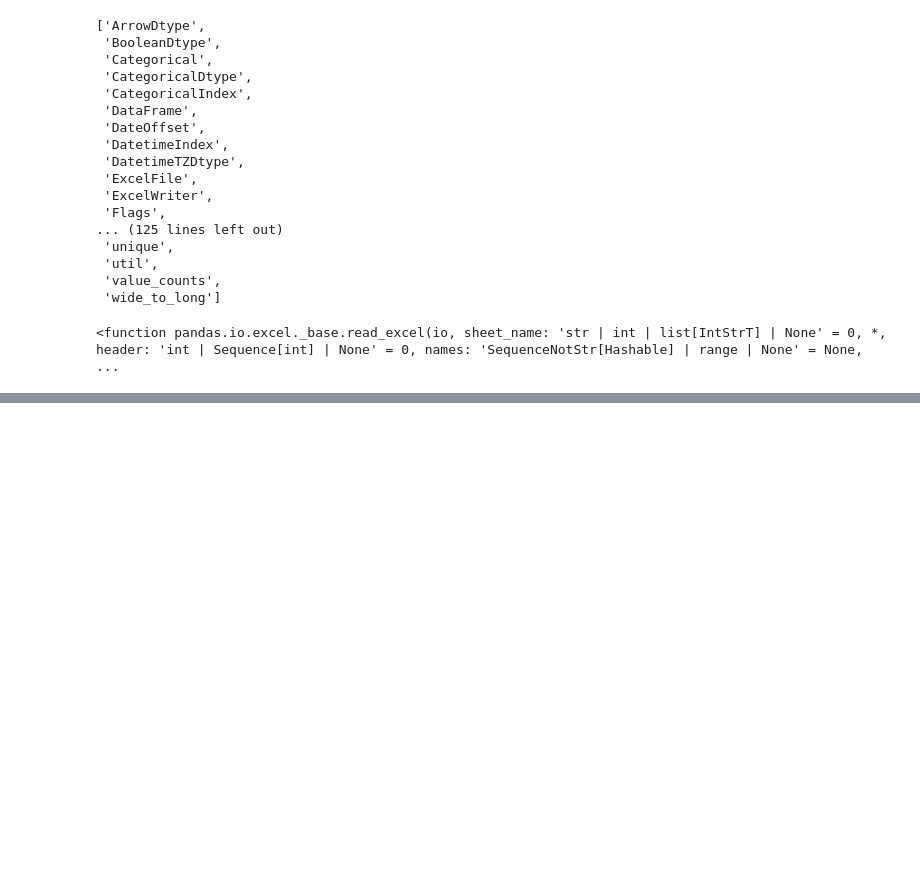
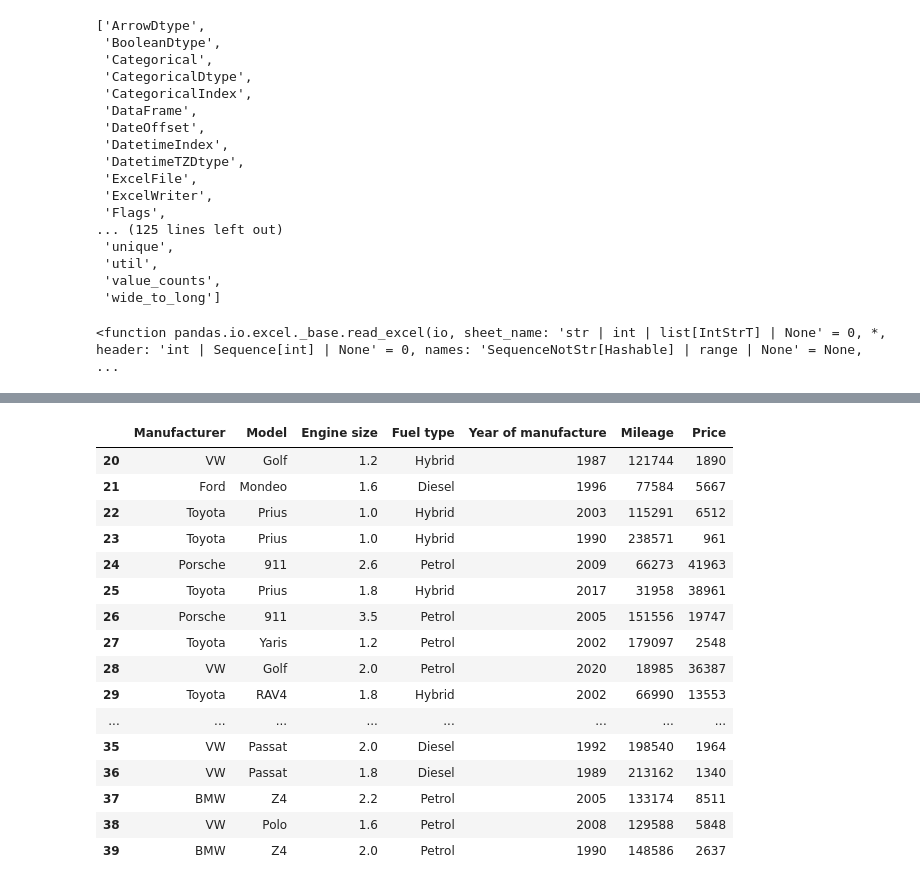
Before and after one commit to padmaganga/my-first-code, a Jupyter notebook: python_code_start_.ipynb, the cells around one changed output, grey strips where cells are left out. Drawn from its saved outputs; the diff is of its cells as text; code cells hidden in the pictures; blank space fills up the shorter version.

```diff
--- a/python_code_start_.ipynb
+++ b/python_code_start_.ipynb
@@ -238,0 +285,2 @@ uploaded
+# %%
+y=df=pandas.read_csv("car_sales_data.csv")
@@ -238,0 +353,20 @@ uploaded
+# %%
+y.iloc[20:40]
+# %% [output]
+|  | Manufacturer | Model | Engine size | Fuel type | Year of manufacture | Mileage | Price |
+| 20 | VW | Golf | 1.2 | Hybrid | 1987 | 121744 | 1890 |
+| 21 | Ford | Mondeo | 1.6 | Diesel | 1996 | 77584 | 5667 |
+| 22 | Toyota | Prius | 1.0 | Hybrid | 2003 | 115291 | 6512 |
+| 23 | Toyota | Prius | 1.0 | Hybrid | 1990 | 238571 | 961 |
+| 24 | Porsche | 911 | 2.6 | Petrol | 2009 | 66273 | 41963 |
+| 25 | Toyota | Prius | 1.8 | Hybrid | 2017 | 31958 | 38961 |
+| 26 | Porsche | 911 | 3.5 | Petrol | 2005 | 151556 | 19747 |
+| 27 | Toyota | Yaris | 1.2 | Petrol | 2002 | 179097 | 2548 |
+| 28 | VW | Golf | 2.0 | Petrol | 2020 | 18985 | 36387 |
+| 29 | Toyota | RAV4 | 1.8 | Hybrid | 2002 | 66990 | 13553 |
+| ... | ... | ... | ... | ... | ... | ... | ... |
+| 35 | VW | Passat | 2.0 | Diesel | 1992 | 198540 | 1964 |
+| 36 | VW | Passat | 1.8 | Diesel | 1989 | 213162 | 1340 |
+| 37 | BMW | Z4 | 2.2 | Petrol | 2005 | 133174 | 8511 |
+| 38 | VW | Polo | 1.6 | Petrol | 2008 | 129588 | 5848 |
+| 39 | BMW | Z4 | 2.0 | Petrol | 1990 | 148586 | 2637 |
```
Also changed, not shown: parts of 20 cells of this notebook.
